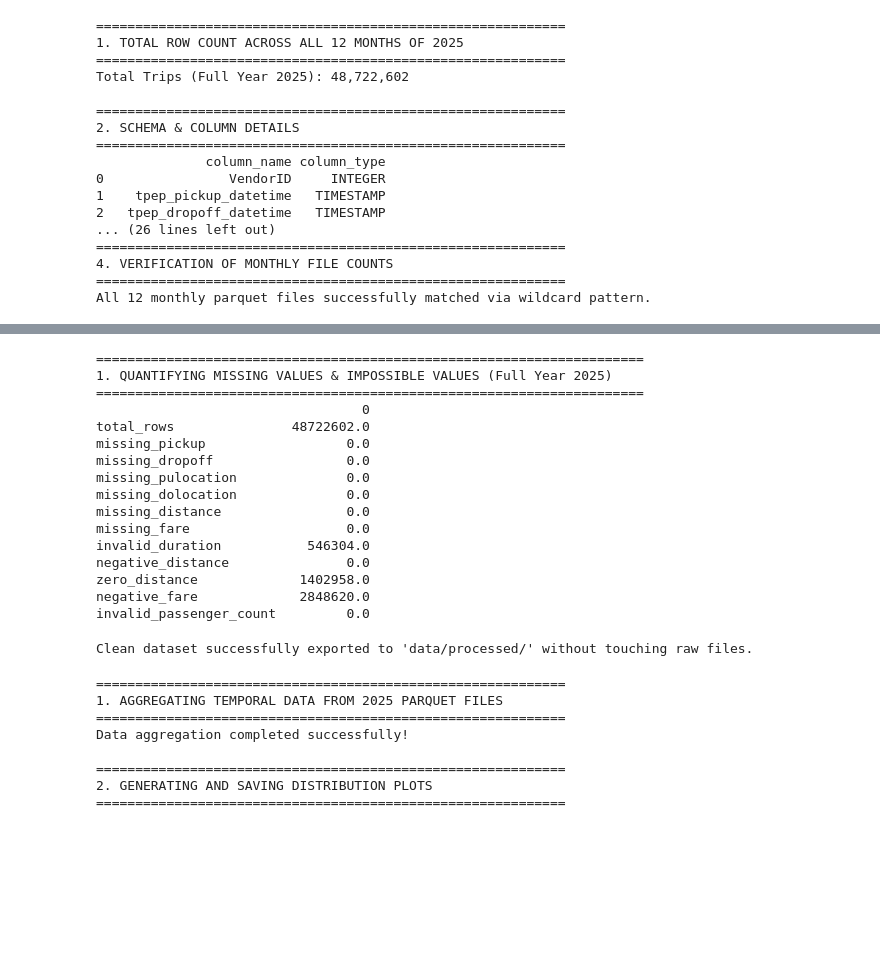
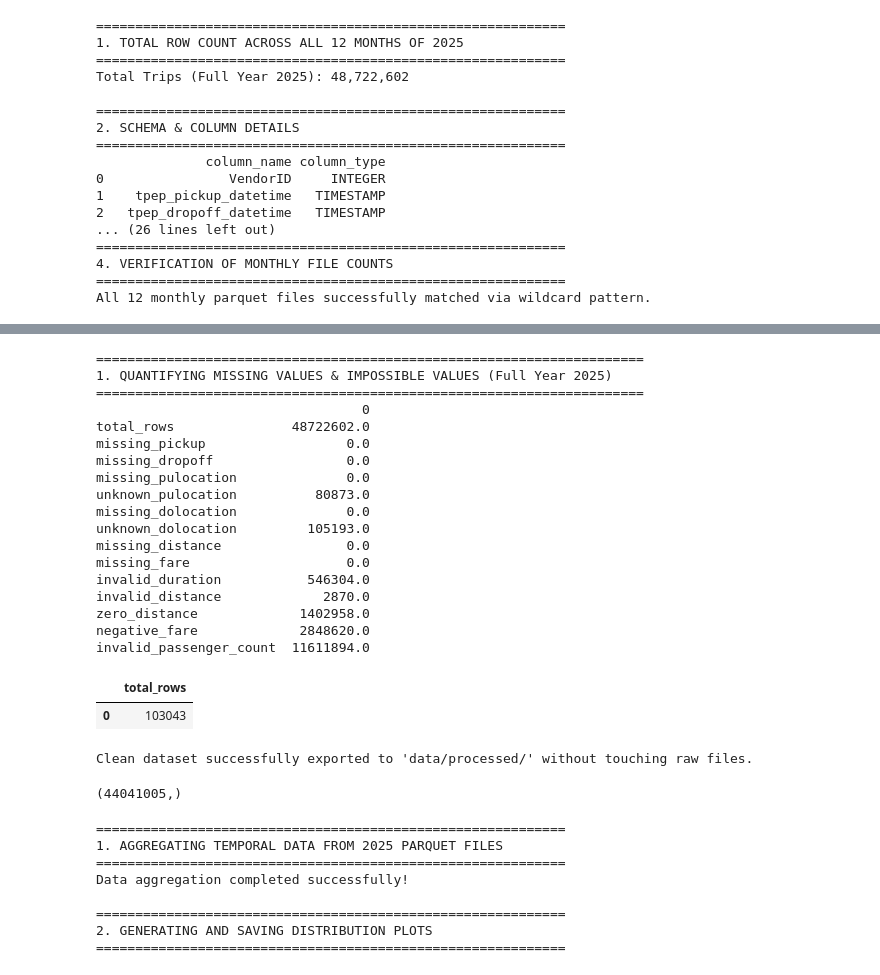
Before and after one commit to CDsonji/NYC-TLC-Trip-Record-Data-Analysis-, a Jupyter notebook: notebooks/data_audit.ipynb, the cells around one changed output, grey strips where cells are left out. Cells and saved outputs as stored; diff of their text form; code cells hidden in the pictures; blank space fills up the shorter version.

Commit message:
finished data audit end eda with some modifications

```diff
--- a/notebooks/data_audit.ipynb
+++ b/notebooks/data_audit.ipynb
@@ -108,16 +178,18 @@ SELECT
     SUM(CASE WHEN tpep_pickup_datetime IS NULL THEN 1 ELSE 0 END) AS missing_pickup,
     SUM(CASE WHEN tpep_dropoff_datetime IS NULL THEN 1 ELSE 0 END) AS missing_dropoff,
     SUM(CASE WHEN PULocationID IS NULL THEN 1 ELSE 0 END) AS missing_pulocation,
-    SUM(CASE WHEN DOLocationID IS NULL THEN 1 ELSE 0 END) AS missing_dolocation,
+    SUM(CASE WHEN PULocationID = 264 THEN 1 ELSE 0 END) AS unknown_pulocation,
+    SUM(CASE WHEN DOLocationID IS NULL  THEN 1 ELSE 0 END) AS missing_dolocation,
+    SUM(CASE WHEN DOLocationID = 264 THEN 1 ELSE 0 END) AS unknown_dolocation,
     SUM(CASE WHEN trip_distance IS NULL THEN 1 ELSE 0 END) AS missing_distance,
     SUM(CASE WHEN fare_amount IS NULL THEN 1 ELSE 0 END) AS missing_fare,
 
     -- Impossible / Invalid Values
     SUM(CASE WHEN duration_min <= 0 THEN 1 ELSE 0 END) AS invalid_duration,
-    SUM(CASE WHEN trip_distance < 0 THEN 1 ELSE 0 END) AS negative_distance,
+    SUM(CASE WHEN trip_distance < 0 OR trip_distance > 100 THEN 1 ELSE 0 END) AS invalid_distance,
     SUM(CASE WHEN trip_distance = 0 THEN 1 ELSE 0 END) AS zero_distance,
     SUM(CASE WHEN fare_amount < 0 THEN 1 ELSE 0 END) AS negative_fare,
-    SUM(CASE WHEN passenger_count < 0 OR passenger_count > 9 THEN 1 ELSE 0 END) AS invalid_passenger_count
+    SUM(CASE WHEN passenger_count < 0 OR passenger_count > 9 OR passenger_count IS NULL THEN 1 ELSE 0 END) AS invalid_passenger_count
 FROM base;
 """
 
@@ -132,14 +204,29 @@ total_rows               48722602.0
 missing_pickup                  0.0
 missing_dropoff                 0.0
 missing_pulocation              0.0
+unknown_pulocation          80873.0
 missing_dolocation              0.0
+unknown_dolocation         105193.0
 missing_distance                0.0
 missing_fare                    0.0
 invalid_duration           546304.0
-negative_distance               0.0
+invalid_distance             2870.0
 zero_distance             1402958.0
 negative_fare             2848620.0
-invalid_passenger_count         0.0
+invalid_passenger_count  11611894.0
+# %%
+import duckdb
+
+query = """
+    SELECT count(*) AS total_rows from '../data/raw/yellow_tripdata_2025-*.parquet'
+    WHERE PULocationID = 264 OR PULocationID = 265;
+"""
+
+conn = duckdb.connect(database=':memory:')
+conn.execute(query).df()
+# %% [output]
+|  | total_rows |
+| 0 | 103043 |
 # %%
 import duckdb
 
@@ -162,6 +253,17 @@ con.close()
 print("Clean dataset successfully exported to 'data/processed/' without touching raw files.")
 # %% [output]
 Clean dataset successfully exported to 'data/processed/' without touching raw files.
+# %%
+import duckdb
+
+query = """
+SELECT count(*) AS total_rows from '../data/processed/yellow_tripdata_2025_clean.parquet';
+"""
+
+conn = duckdb.connect(database=':memory:')
+conn.execute(query).fetchone()
+# %% [output]
+(44041005,)
 # %%
 import duckdb
 import pandas as pd
```
Also changed, not shown: parts of 2 cells of this notebook, 22 other files.
